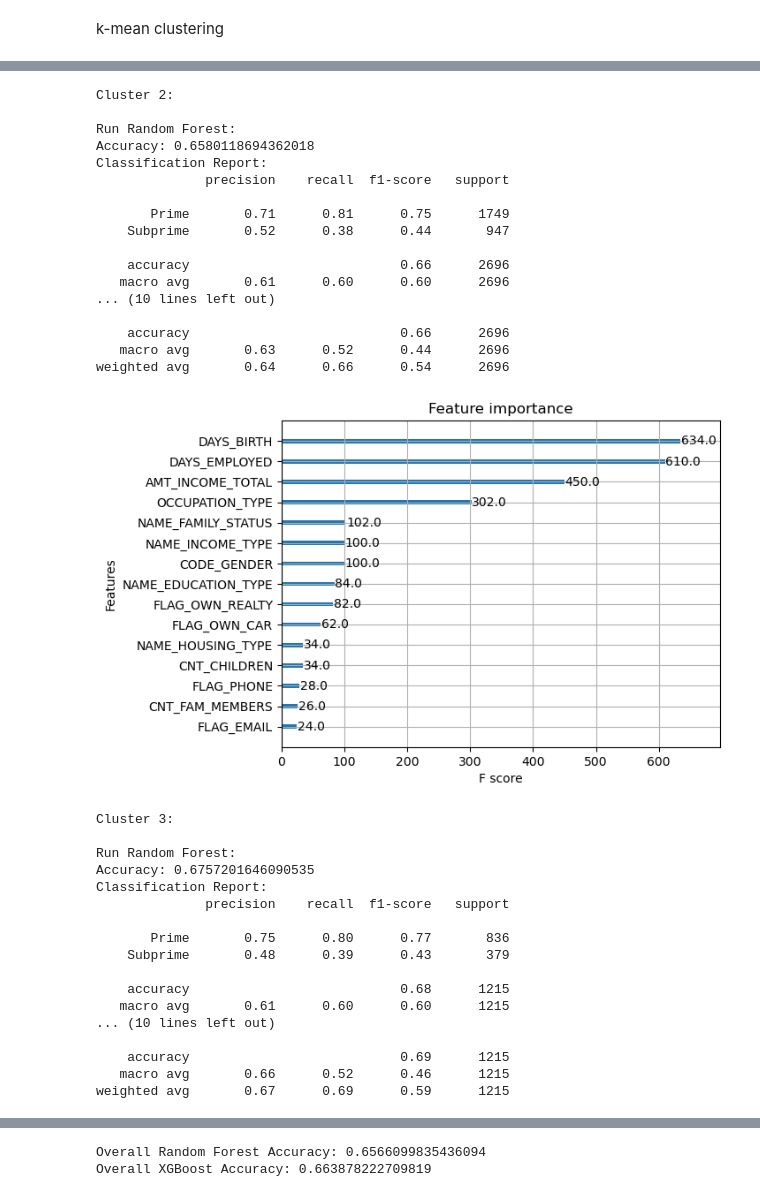
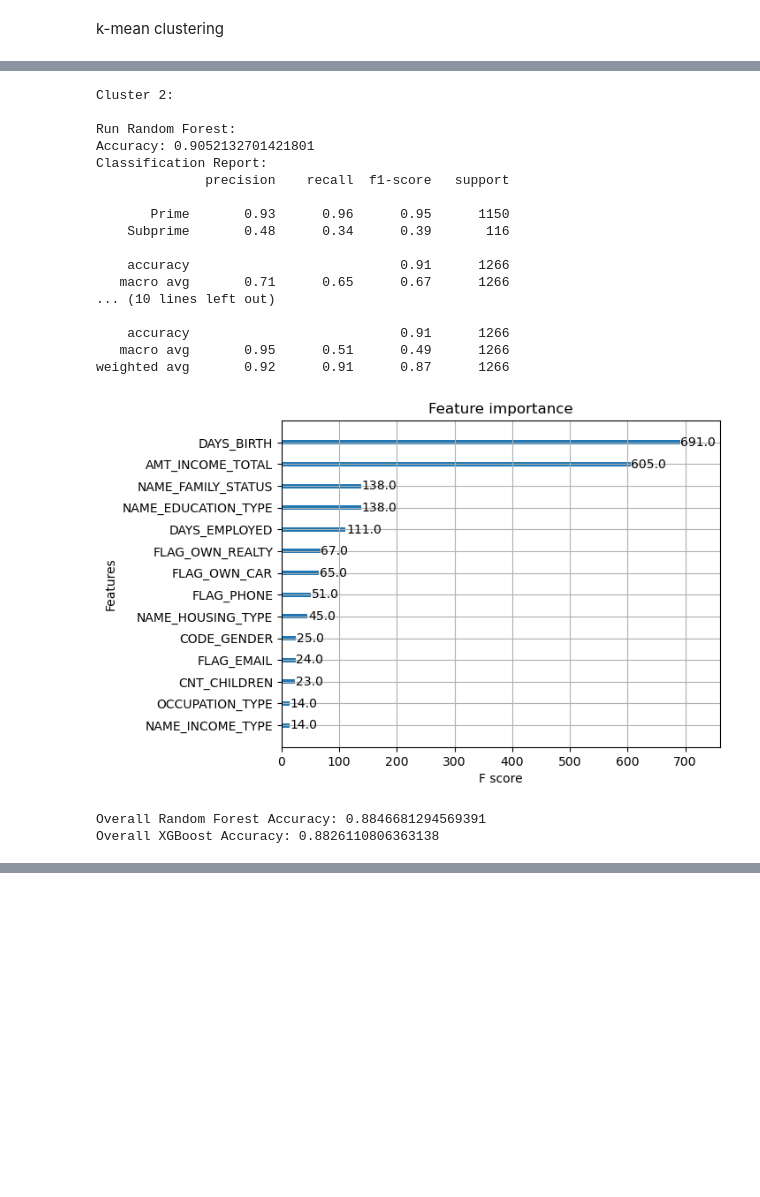
Before and after one commit to chcui23/credit-risk-prediction, a Jupyter notebook: credit-risk-prediction.ipynb, the cells around one changed output, grey strips where cells are left out. Saved outputs shown, nothing was run; the diff lists cells and outputs as text; code cells hidden in the pictures; blank space fills up the shorter version.

Commit message:
classification adjustment

```diff
--- a/credit-risk-prediction.ipynb
+++ b/credit-risk-prediction.ipynb
@@ -40,8 +57,9 @@ credit_df['MONTHS_BALANCE'] = credit_df['MONTHS_BALANCE'].astype(int)
 def two_classes(client):
     if client['STATUS'].max() <= 0:
         recent = client[client['MONTHS_BALANCE'] >= -6]
-        if recent['STATUS'].max() <= 0:
-            return 'Prime'
+        if recent['STATUS'].max() > 0:
+            return 'Subprime'
+        return 'Prime'
     return 'Subprime'
 
 label_df_2 = credit_df.groupby('ID').apply(two_classes).to_frame()
@@ -52,6 +70,8 @@ def four_classes(client):
     recent = client[client['MONTHS_BALANCE'] >= -6]
     worst_status = client['STATUS'].max()
     worst_recent_status = recent['STATUS'].max()
+    if recent.shape[0] == 0:
+        worst_recent_status = -3
 
     if worst_status < 0:
         if worst_recent_status < 0:
@@ -192,13 +212,14 @@ weighted avg       0.64      0.66      0.64      7292
 # %%
 # Change the label to numerical for XGBoost
 
-y_train_xgb = y_train.map({'Prime': 0, 'Subprime': 1, 'Super-prime': 2, 'Near-prime':3})
-y_test_xgb = y_test.map({'Prime': 0, 'Subprime': 1, 'Super-prime': 2, 'Near-prime':3})
+y_train_xgb = y_train.map({'Prime': 0, 'Subprime': 1, 'Super-prime': 3, 'Near-prime':2})
+y_test_xgb = y_test.map({'Prime': 0, 'Subprime': 1, 'Super-prime': 3, 'Near-prime':2})
 
 
 # Run XGBoost
 def run_xgboost(X_train, X_test, y_train, y_test):
-    xgb_classifier = xgb.XGBClassifier(objective='multi:softmax', num_class=2, max_depth=4, learning_rate=0.1, n_estimators=100, random_state=2)
+    xgb_classifier = xgb.XGBClassifier(objective='multi:softmax', num_class=4, max_depth=4,
+                                       learning_rate=0.1, n_estimators=100, random_state=2)
     '''
     xgb_classifier = xgb.XGBClassifier(
         objective='multi:softmax',
@@ -222,11 +243,6 @@ def run_xgboost(X_train, X_test, y_train, y_test):
 
 
     xgb.plot_importance(xgb_classifier)
-    # plt.gca().set_yticklabels(features)
-    '''
-    importance_plt = xgb.plot_importance(xgb_classifier)
-    plt.gca().set_yticklabels(features[:len(importance_plt.get_yticklabels())])
-    '''
     plt.show()
 
     return accuracy, report
@@ -300,8 +316,8 @@ def run_each_cluster(X_train_with_clusters, X_test, y_train, y_test, kmeans):
         rf_overall_accuracy += rf_accuracy * X_test_cluster.shape[0]
 
         # run XGBoost:
-        y_train_cluster_xgb = y_train_cluster.map({'Prime': 0, 'Subprime': 1, 'Super-prime': 2, 'Near-prime': 3})
-        y_test_cluster_xgb = y_test_cluster.map({'Prime': 0, 'Subprime': 1, 'Super-prime': 2, 'Near-prime': 3})
+        y_train_cluster_xgb = y_train_cluster.map({'Prime': 0, 'Subprime': 1, 'Super-prime': 3, 'Near-prime': 2})
+        y_test_cluster_xgb = y_test_cluster.map({'Prime': 0, 'Subprime': 1, 'Super-prime': 3, 'Near-prime': 2})
         print("\nRun XGBoost:")
         xgb_accuracy, xgb_report = run_xgboost(X_train_cluster, X_test_cluster, y_train_cluster_xgb, y_test_cluster_xgb)
         xgb_reports[cluster] = xgb_report
@@ -314,7 +330,7 @@ def run_each_cluster(X_train_with_clusters, X_test, y_train, y_test, kmeans):
     return rf_reports, xgb_reports
 # %%
 # run k-mean
-X_train_with_clusters, kmeans = run_kmean(X_train.copy(), n_clusters=5)
+X_train_with_clusters, kmeans = run_kmean(X_train.copy(), n_clusters=3)
 rf_reports, xgb_reports = run_each_cluster(X_train_with_clusters, X_test.copy(), y_train, y_test, kmeans)
 # %% [output]
 Cluster 0:
@@ -356,35 +372,20 @@ weighted avg       0.59      0.65      0.56      1579
 Cluster 2:
 
 Run Random Forest:
-Accuracy: 0.6580118694362018
+Accuracy: 0.9052132701421801
 Classification Report:
               precision    recall  f1-score   support
 
-       Prime       0.71      0.81      0.75      1749
-    Subprime       0.52      0.38      0.44       947
+       Prime       0.93      0.96      0.95      1150
+    Subprime       0.48      0.34      0.39       116
 
-    accuracy                           0.66      2696
-   macro avg       0.61      0.60      0.60      2696
+    accuracy                           0.91      1266
+   macro avg       0.71      0.65      0.67      1266
 ... (10 lines left out)
 
-    accuracy                           0.66      2696
-   macro avg       0.63      0.52      0.44      2696
-weighted avg       0.64      0.66      0.54      2696
+    accuracy                           0.91      1266
+   macro avg       0.95      0.51      0.49      1266
+weighted avg       0.92      0.91      0.87      1266
-[figure, old version]
+[figure, new version]
-Cluster 3:
-
-Run Random Forest:
-Accuracy: 0.6757201646090535
-Classification Report:
-              precision    recall  f1-score   support
-
-       Prime       0.75      0.80      0.77       836
-    Subprime       0.48      0.39      0.43       379
-
-    accuracy                           0.68      1215
-   macro avg       0.61      0.60      0.60      1215
-... (10 lines left out)
-
-    accuracy                           0.69      1215
-   macro avg       0.66      0.52      0.46      1215
-weighted avg       0.67      0.69      0.59      1215
+Overall Random Forest Accuracy: 0.8846681294569391
+Overall XGBoost Accuracy: 0.8826110806363138
@@ -410,2 +391,0 @@ weighted avg       0.62      0.67      0.58      1348
-Overall Random Forest Accuracy: 0.6566099835436094
-Overall XGBoost Accuracy: 0.663878222709819
```
Also changed, not shown: parts of 7 cells of this notebook.
